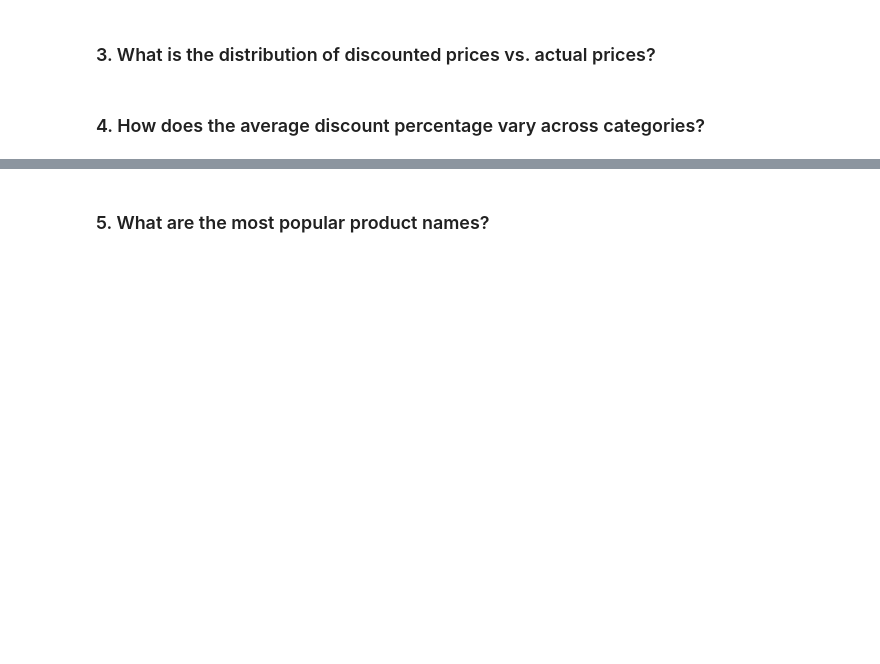
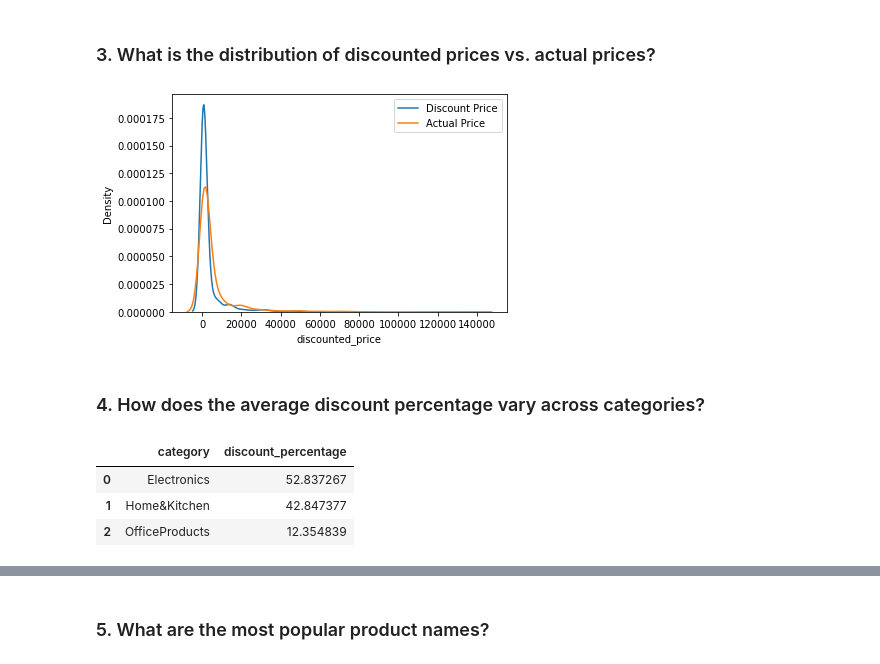
Before and after one commit to Noorain-Raza-coder/EDA-AmazonSales-Spotify, a Jupyter notebook: AmazonSalesDataAnalysis.ipynb, the cells around one changed output, grey strips where cells are left out. Saved outputs shown, nothing was run; the diff lists cells and outputs as text; code cells hidden in the pictures; blank space fills up the shorter version.

```diff
--- a/AmazonSalesDataAnalysis.ipynb
+++ b/AmazonSalesDataAnalysis.ipynb
@@ -42,0 +227,3 @@ product_link: Qfficial website link of the product
+# %%
+df['rating'] = df['rating'].astype(float)
+df['rating'].unique()
@@ -42,0 +238,4 @@ product_link: Qfficial website link of the product
+# %%
+df['rating_count'] = df['rating_count'].str.replace(',','')
+df['rating_count'] = pd.to_numeric(df['rating_count'])
+df['rating_count']
@@ -42,0 +337,21 @@ product_link: Qfficial website link of the product
+# %%
+def category(str_value):
+    if "Home&Kitchen" in str_value:
+        return "Home&Kitchen"
+    elif "Home" in str_value:
+        return "Home&Kitchen"
+    elif "OfficeProducts" in str_value:
+        return "OfficeProducts"
+    elif "Microphones" in str_value:
+        return "Electronics"
+    elif "Electronics" in str_value:
+        return "Electronics"
+    elif "Accessories" in str_value:
+        return "Electronics"
+    elif "Games" in str_value:
+        return "Electronics"
+    else:
+        return str_value
+# %%
+df['category'] = df['category'].apply(category)
+df['category'].unique()
@@ -47,4 +399,21 @@ product_link: Qfficial website link of the product
 # %% [markdown]
 ### 3. What is the distribution of discounted prices vs. actual prices?
+# %%
+sns.kdeplot(df['discounted_price'] , label = "Discount Price")
+sns.kdeplot(df['actual_price'] , label = "Actual Price")
+plt.legend()
+plt.show()
+# %% [output]
+[figure, added]
 # %% [markdown]
 ### 4. How does the average discount percentage vary across categories?
+# %%
+# first find the avg discount % for each category
+# then plot it using bar chart
+disCat = df.groupby(['category'])['discount_percentage'].mean().reset_index()
+disCat
+# %% [output]
+|  | category | discount_percentage |
+| 0 | Electronics | 52.837267 |
+| 1 | Home&Kitchen | 42.847377 |
+| 2 | OfficeProducts | 12.354839 |
```
Also changed, not shown: parts of 53 cells of this notebook.
